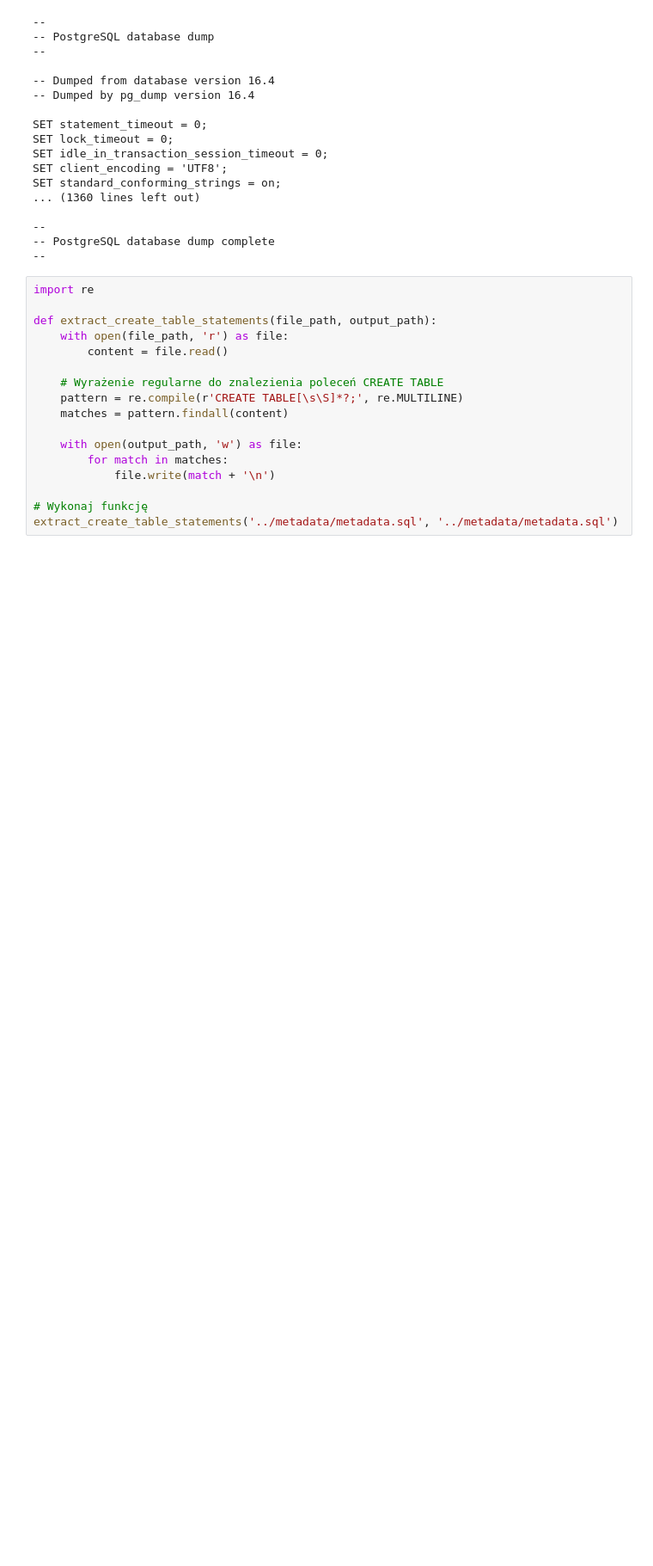
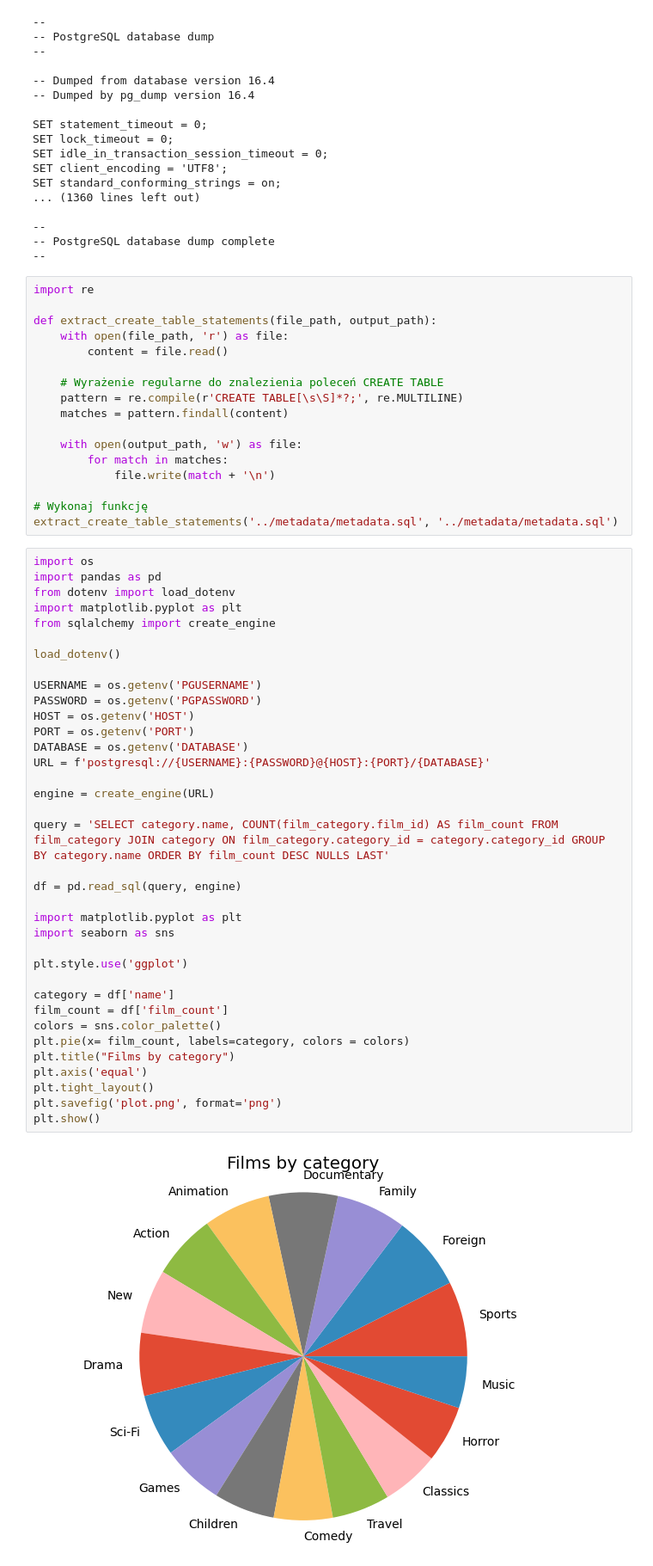
Before and after one commit to Evarios/ReportsAreGenerated, a Jupyter notebook: notebooks/get info about db.ipynb, the cells around one changed output. Shown at 86% size. Saved outputs shown, nothing was run; the diff lists cells and outputs as text; blank space fills up the shorter version.

```diff
--- a/notebooks/get info about db.ipynb
+++ b/notebooks/get info about db.ipynb
@@ -186,3 +186,41 @@ def extract_create_table_statements(file_path, output_path):
 
 # Wykonaj funkcję
 extract_create_table_statements('../metadata/metadata.sql', '../metadata/metadata.sql')
+# %%
+import os
+import pandas as pd
+from dotenv import load_dotenv
+import matplotlib.pyplot as plt
+from sqlalchemy import create_engine
+
+load_dotenv()
+
+USERNAME = os.getenv('PGUSERNAME')
+PASSWORD = os.getenv('PGPASSWORD')
+HOST = os.getenv('HOST')
+PORT = os.getenv('PORT')
+DATABASE = os.getenv('DATABASE')
+URL = f'postgresql://{USERNAME}:{PASSWORD}@{HOST}:{PORT}/{DATABASE}'
+
+engine = create_engine(URL)
+
+query = 'SELECT category.name, COUNT(film_category.film_id) AS film_count FROM film_category JOIN category ON film_category.category_id = category.category_id GROUP BY category.name ORDER BY film_count DESC NULLS LAST'
+
+df = pd.read_sql(query, engine)
+
+import matplotlib.pyplot as plt
+import seaborn as sns
+
+plt.style.use('ggplot')
+
+category = df['name']
+film_count = df['film_count']
+colors = sns.color_palette()
+plt.pie(x= film_count, labels=category, colors = colors)
+plt.title("Films by category")
+plt.axis('equal')
+plt.tight_layout()
+plt.savefig('plot.png', format='png')
+plt.show()
+# %% [output]
+[figure, added]
```
Also changed, not shown: parts of 1 cell of this notebook, 4 other files.
